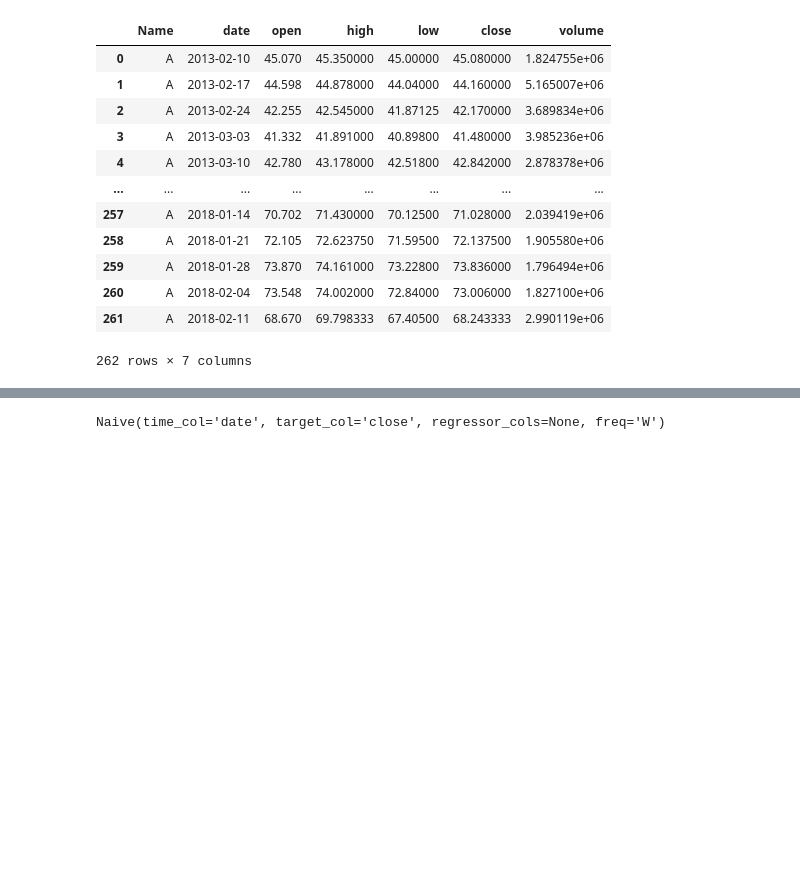
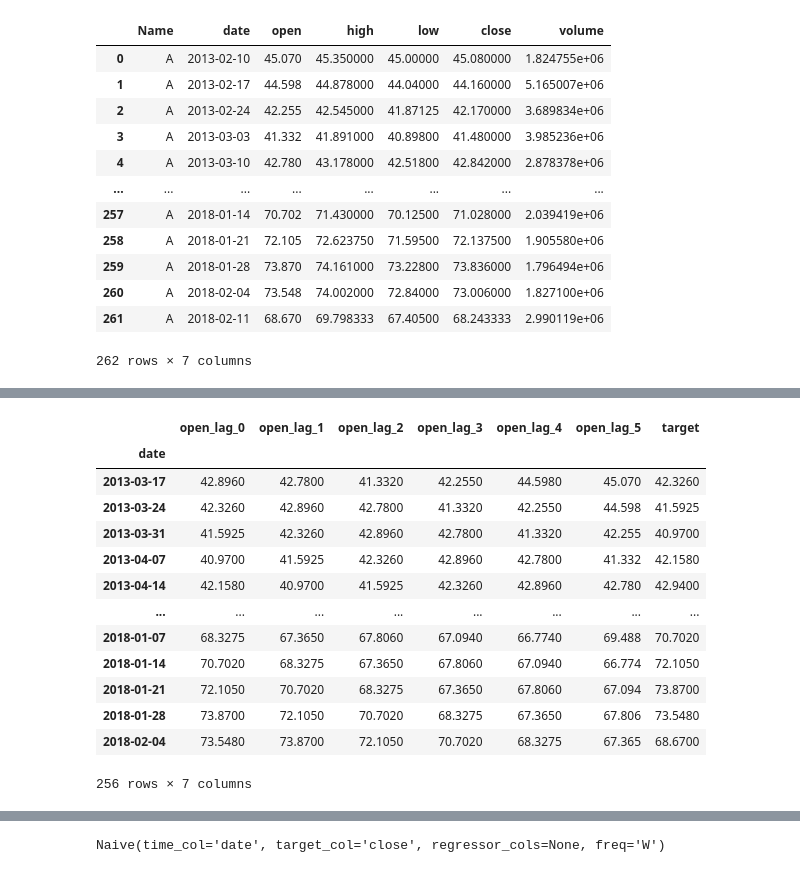
Before and after one commit to coldwhitewinters/tstools, a Jupyter notebook: notebook/tstools-Copy1.ipynb, the cells around one changed output, grey strips where cells are left out. Saved outputs shown, nothing was run; the diff lists cells and outputs as text; code cells hidden in the pictures; blank space fills up the shorter version.

```diff
--- a/notebook/tstools-Copy1.ipynb
+++ b/notebook/tstools-Copy1.ipynb
@@ -138,0 +286,31 @@ from tstools.forecast.univariate import AutoARIMA
+# %%
+def build_lags(ts):
+    lags = pd.concat([ts.shift(i) for i in range(5 + 1)], axis=1).dropna()
+    lags.columns = [ts.name + f"_lag_{i}" for i in range(5 + 1)]
+    return lags
+# %%
+def build_target(ts):
+    target = ts.shift(-1).dropna()
+    target.name = "target"
+    return target
+# %%
+lags = build_lags(ts)
+target = build_target(ts)
+df = lags.join(target, how="inner")
+# %%
+df
+# %% [output]
+|  | open_lag_0 | open_lag_1 | open_lag_2 | open_lag_3 | open_lag_4 | open_lag_5 | target |
+| date |  |  |  |  |  |  |  |
+| 2013-03-17 | 42.8960 | 42.7800 | 41.3320 | 42.2550 | 44.5980 | 45.070 | 42.3260 |
+| 2013-03-24 | 42.3260 | 42.8960 | 42.7800 | 41.3320 | 42.2550 | 44.598 | 41.5925 |
+| 2013-03-31 | 41.5925 | 42.3260 | 42.8960 | 42.7800 | 41.3320 | 42.255 | 40.9700 |
+| 2013-04-07 | 40.9700 | 41.5925 | 42.3260 | 42.8960 | 42.7800 | 41.332 | 42.1580 |
+| 2013-04-14 | 42.1580 | 40.9700 | 41.5925 | 42.3260 | 42.8960 | 42.780 | 42.9400 |
+| ... | ... | ... | ... | ... | ... | ... | ... |
+| 2018-01-07 | 68.3275 | 67.3650 | 67.8060 | 67.0940 | 66.7740 | 69.488 | 70.7020 |
+| 2018-01-14 | 70.7020 | 68.3275 | 67.3650 | 67.8060 | 67.0940 | 66.774 | 72.1050 |
+| 2018-01-21 | 72.1050 | 70.7020 | 68.3275 | 67.3650 | 67.8060 | 67.094 | 73.8700 |
+| 2018-01-28 | 73.8700 | 72.1050 | 70.7020 | 68.3275 | 67.3650 | 67.806 | 73.5480 |
+| 2018-02-04 | 73.5480 | 73.8700 | 72.1050 | 70.7020 | 68.3275 | 67.365 | 68.6700 |
+256 rows × 7 columns
```
Also changed, not shown: parts of 60 cells of this notebook, 4 other files.
